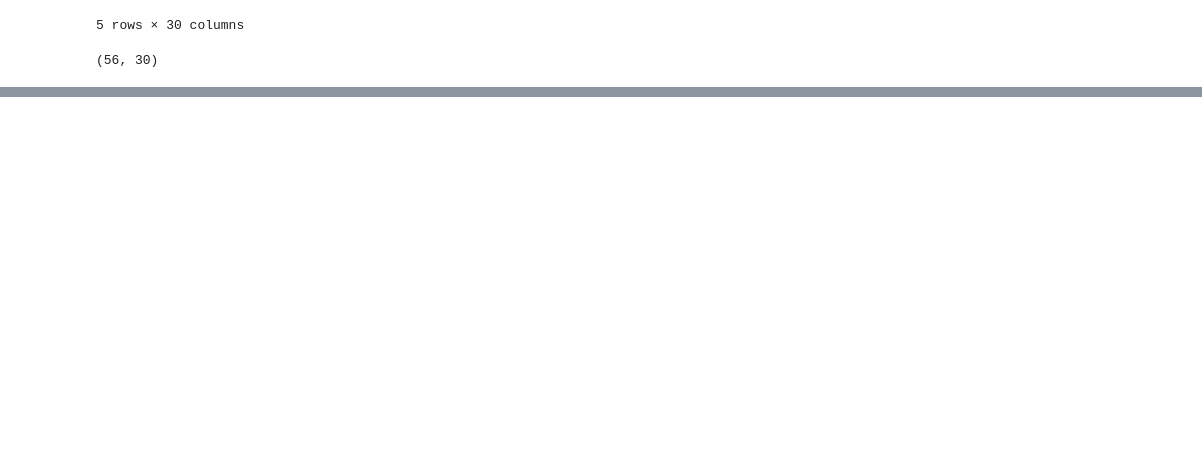
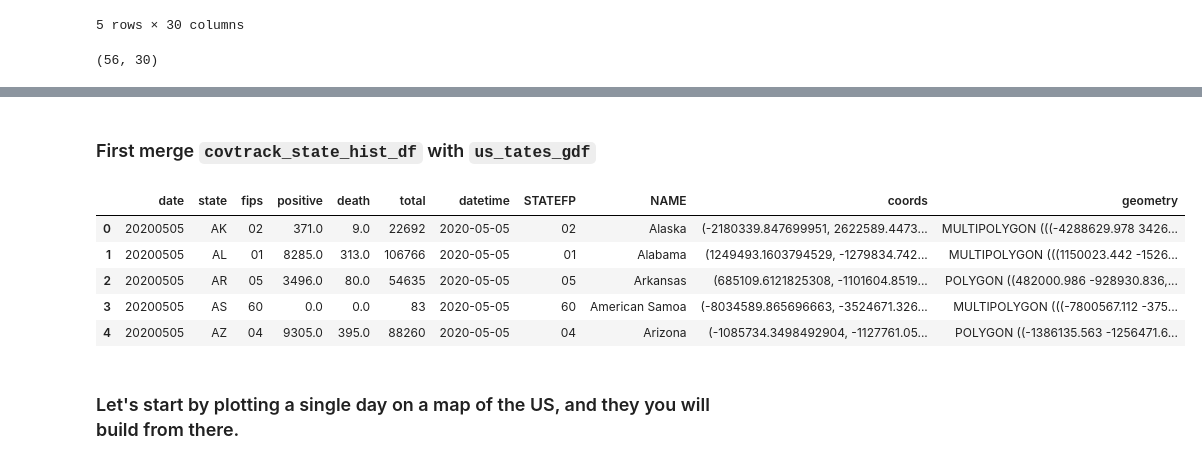
Before and after one commit to katkim0307/COVID-19_Response_Comparison, a Jupyter notebook: us_cov19_data.ipynb, the cells around one changed output, grey strips where cells are left out. Saved outputs shown, nothing was run; the diff lists cells and outputs as text; code cells hidden in the pictures; blank space fills up the shorter version.

```diff
--- a/us_cov19_data.ipynb
+++ b/us_cov19_data.ipynb
@@ -255,7 +260,9 @@ covtrack_states_now_df.shape
 # %% [output]
 (56, 30)
 # %%
-covtrack_states_hist_df = pd.read_json(covtrack_states_hist_url, dtype={'fips':object})
+covtrack_states_hist_df = pd.read_json(covtrack_states_hist_url, dtype={'fips':object})[
+    ['date', 'state', 'fips', 'positive', 'death', 'total']
+]
 
 covtrack_states_hist_df.head()
 # %% [output]
@@ -306,0 +325,32 @@ memory usage: 674.7+ KB
+# %% [markdown]
+### First merge `covtrack_state_hist_df` with `us_tates_gdf`
+# %%
+# Read US States Boundary Shapefile
+us_states_gdf = gpd.read_file('Data/input/us_state/cb_2018_us_state_5m.shp')
+
+# Converting the CRS to US National Atlas Equal Area Projection (EPSG: 2163)
+us_states_gdf.to_crs(epsg=2163, inplace=True)
+
+# Adding a column 'coords' for later use (labeling each State)
+us_states_gdf['coords'] = us_states_gdf['geometry'].apply(lambda x: x.representative_point().coords[:])
+us_states_gdf['coords'] = [coords[0] for coords in us_states_gdf['coords']]
+# %%
+# Merge COVID Tracking Project US States COVID-19 Accumulative Data with us_states_gdf
+us_cov19_states_df = pd.merge(
+    covtrack_states_hist_df,
+    us_states_gdf[['STATEFP', 'NAME', 'coords', 'geometry']],
+    left_on='fips',
+    right_on='STATEFP',
+    how='left',
+)
+# %%
+us_cov19_states_df.head()
+# %% [output]
+|  | date | state | fips | positive | death | total | datetime | STATEFP | NAME | coords | geometry |
+| 0 | 20200505 | AK | 02 | 371.0 | 9.0 | 22692 | 2020-05-05 | 02 | Alaska | (-2180339.847699951, 2622589.4473... | MULTIPOLYGON (((-4288629.978 3426... |
+| 1 | 20200505 | AL | 01 | 8285.0 | 313.0 | 106766 | 2020-05-05 | 01 | Alabama | (1249493.1603794529, -1279834.742... | MULTIPOLYGON (((1150023.442 -1526... |
+| 2 | 20200505 | AR | 05 | 3496.0 | 80.0 | 54635 | 2020-05-05 | 05 | Arkansas | (685109.6121825308, -1101604.8519... | POLYGON ((482000.986 -928930.836,... |
+| 3 | 20200505 | AS | 60 | 0.0 | 0.0 | 83 | 2020-05-05 | 60 | American Samoa | (-8034589.865696663, -3524671.326... | MULTIPOLYGON (((-7800567.112 -375... |
+| 4 | 20200505 | AZ | 04 | 9305.0 | 395.0 | 88260 | 2020-05-05 | 04 | Arizona | (-1085734.3498492904, -1127761.05... | POLYGON ((-1386135.563 -1256471.6... |
+# %% [markdown]
+### Let's start by plotting a single day on a map of the US, and they you will build from there.
```
Also changed, not shown: parts of 14 cells of this notebook, 3 other files.
